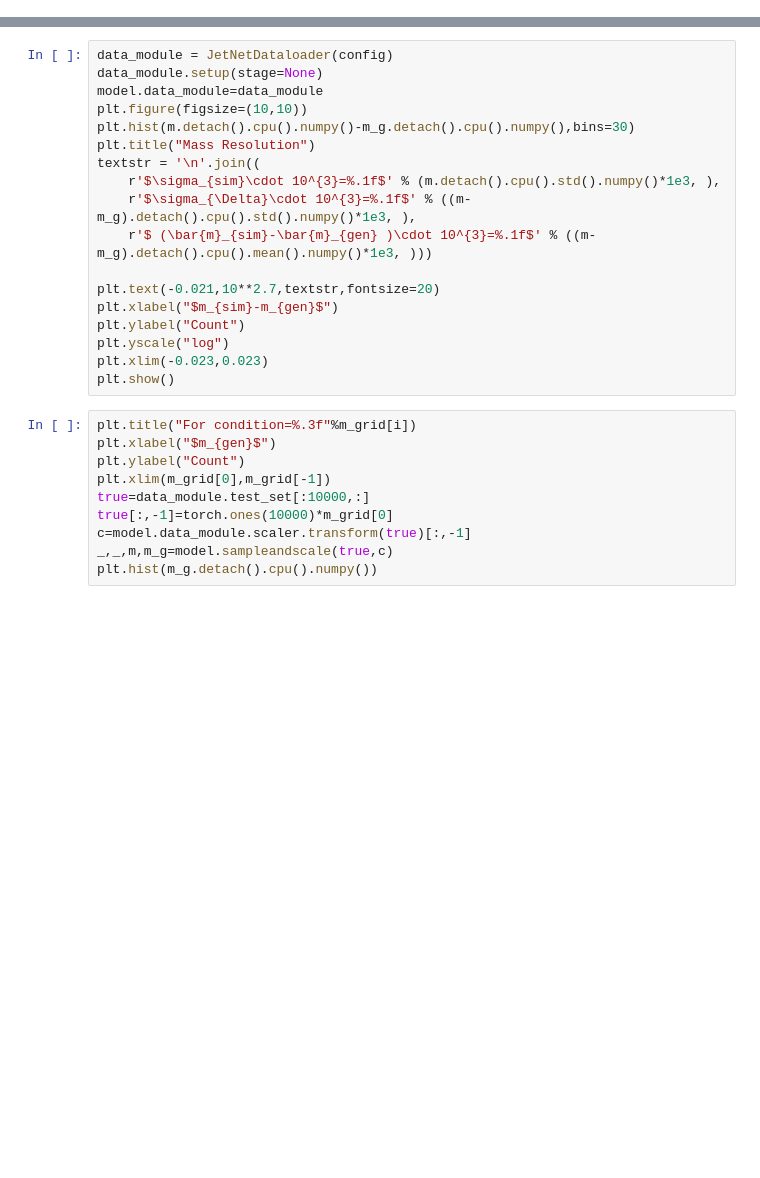
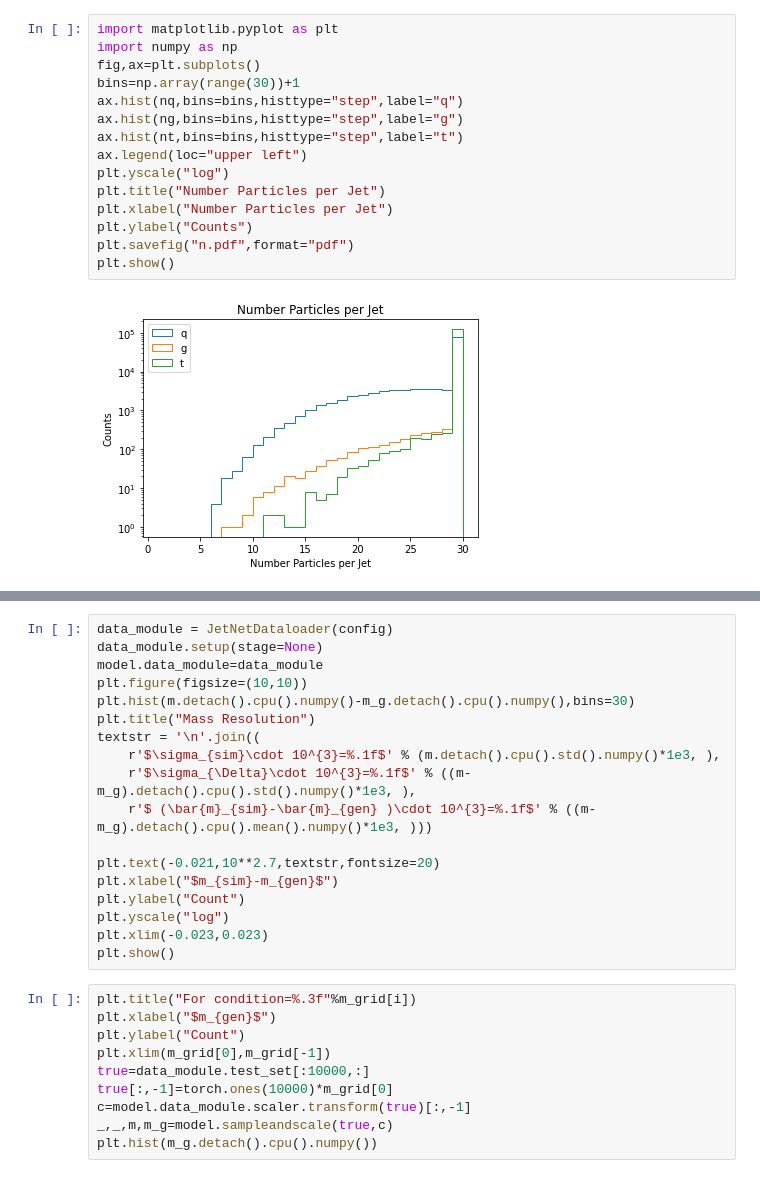
Before and after one commit to kaechb/LitJetNet, a Jupyter notebook: LitNF/nf_lightning.ipynb, the cells around one changed output, grey strips where cells are left out. Drawn from its saved outputs; the diff is of its cells as text; blank space fills up the shorter version.

```diff
--- a/LitNF/nf_lightning.ipynb
+++ b/LitNF/nf_lightning.ipynb
@@ -957,0 +990,17 @@ findfont: Font family ['cmex10'] not found. Falling back to DejaVu Sans.
+# %%
+import matplotlib.pyplot as plt
+import numpy as np
+fig,ax=plt.subplots()
+bins=np.array(range(30))+1
+ax.hist(nq,bins=bins,histtype="step",label="q")
+ax.hist(ng,bins=bins,histtype="step",label="g")
+ax.hist(nt,bins=bins,histtype="step",label="t")
+ax.legend(loc="upper left")
+plt.yscale("log")
+plt.title("Number Particles per Jet")
+plt.xlabel("Number Particles per Jet")
+plt.ylabel("Counts")
+plt.savefig("n.pdf",format="pdf")
+plt.show()
+# %% [output]
+[figure, added]
```
Also changed, not shown: parts of 16 cells of this notebook, 10 other files.
